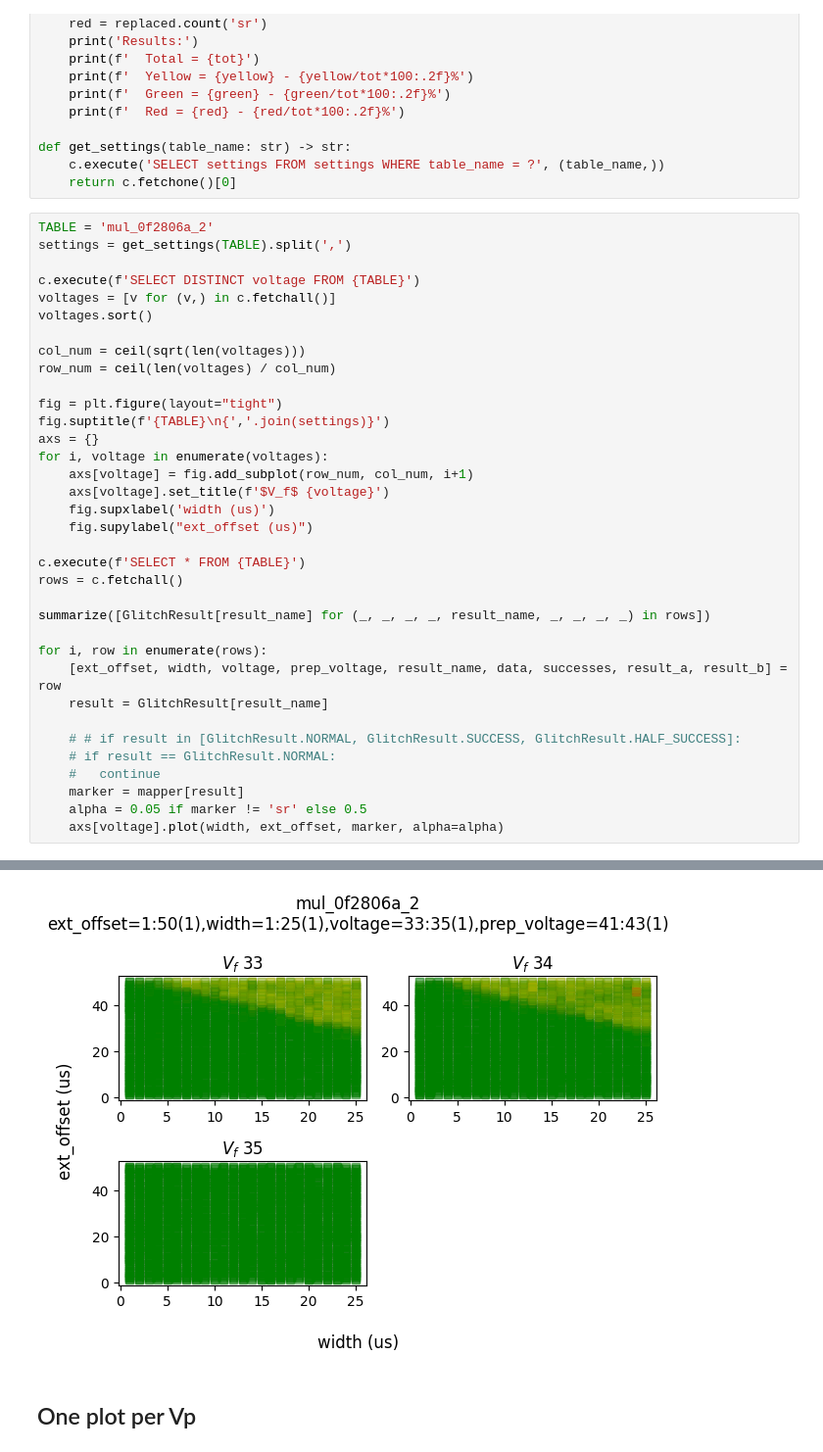
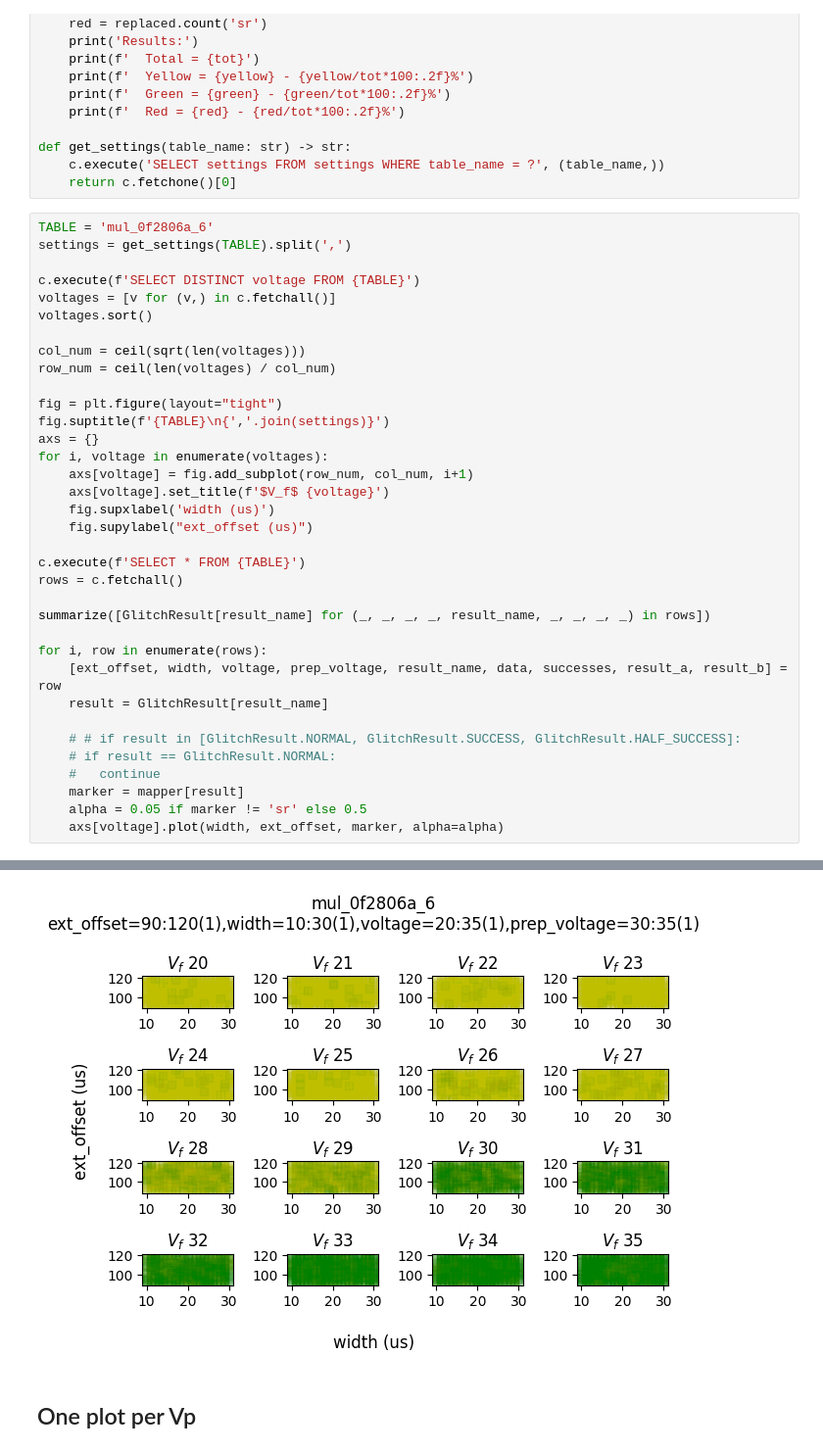
Before and after one commit to ceres-c/VU-Thesis, a Jupyter notebook: notebooks/plot_from_db.ipynb, the cells around one changed output, grey strips where cells are left out. Shown at 98% size. Saved outputs shown, nothing was run; the diff lists cells and outputs as text.

```diff
--- a/notebooks/plot_from_db.ipynb
+++ b/notebooks/plot_from_db.ipynb
@@ -42,7 +42,7 @@ def get_settings(table_name: str) -> str:
 	c.execute('SELECT settings FROM settings WHERE table_name = ?', (table_name,))
 	return c.fetchone()[0]
 # %%
-TABLE = 'mul_0f2806a_2'
+TABLE = 'mul_0f2806a_6'
 settings = get_settings(TABLE).split(',')
 
 c.execute(f'SELECT DISTINCT voltage FROM {TABLE}')
@@ -85,4 +85,4 @@ Results:
-[figure, old version]
+[figure, new version]
 # %% [markdown]
 ## One plot per Vp
 # %%
```
Also changed, not shown: parts of 2 cells of this notebook, 5 other files.
